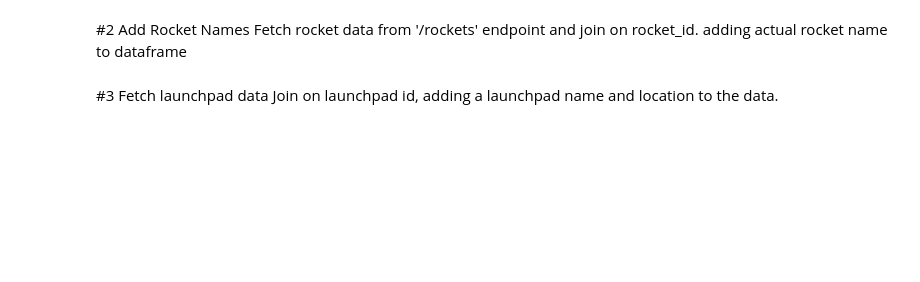
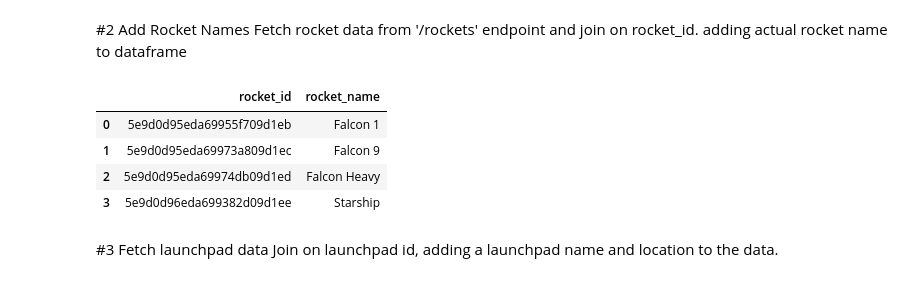
Before and after one commit to mrsteien/spacex-api-analysis, a Jupyter notebook: main.ipynb, the cells around one changed output. Saved outputs shown, nothing was run; the diff lists cells and outputs as text; code cells hidden in the pictures; blank space fills up the shorter version.

```diff
--- a/main.ipynb
+++ b/main.ipynb
@@ -41,18 +68,28 @@ df.to_csv('data/spacex_launches.csv', index=False)
 #2 Add Rocket Names
 Fetch rocket data from '/rockets' endpoint and join on rocket_id. adding actual rocket name to dataframe
 # %%
-all_rockets_url = f"https://api.spacexdata.com/v4/rockets"
+def get_rocket_data(): #rocket_df
 
-all_rocket_res = requests.get(all_rockets_url)
+    all_rockets_url = f"https://api.spacexdata.com/v4/rockets"
+    response = requests.get(all_rockets_url)
+    if response.status_code == 200:
+        rockets = response.json()
+        return pd.DataFrame([{
+            "rocket_id": rocket["id"]
+            ,"rocket_name": rocket["name"]
+        } for rocket in rockets])
+    else:
+        print("Error fetching rocket data:", response.status_code)
+        return pd.DataFrame()
 
-all_rockets = all_rocket_res.json()
 
-rocket_df = pd.DataFrame([{
-    "rocket_id": rocket["id"]
-    ,"rocket_name": rocket["name"]
-} for rocket in all_rockets])
-
-df = df.merge(rocket_df, on="rocket_id", how="left")
+#df = df.merge(rocket_df, on="rocket_id", how="left")
+# %% [output]
+|  | rocket_id | rocket_name |
+| 0 | 5e9d0d95eda69955f709d1eb | Falcon 1 |
+| 1 | 5e9d0d95eda69973a809d1ec | Falcon 9 |
+| 2 | 5e9d0d95eda69974db09d1ed | Falcon Heavy |
+| 3 | 5e9d0d96eda699382d09d1ee | Starship |
 # %% [markdown]
 #3 Fetch launchpad data
 Join on launchpad id, adding a launchpad name and location to the data.
```
Also changed, not shown: parts of 5 cells of this notebook, 7 other files.
